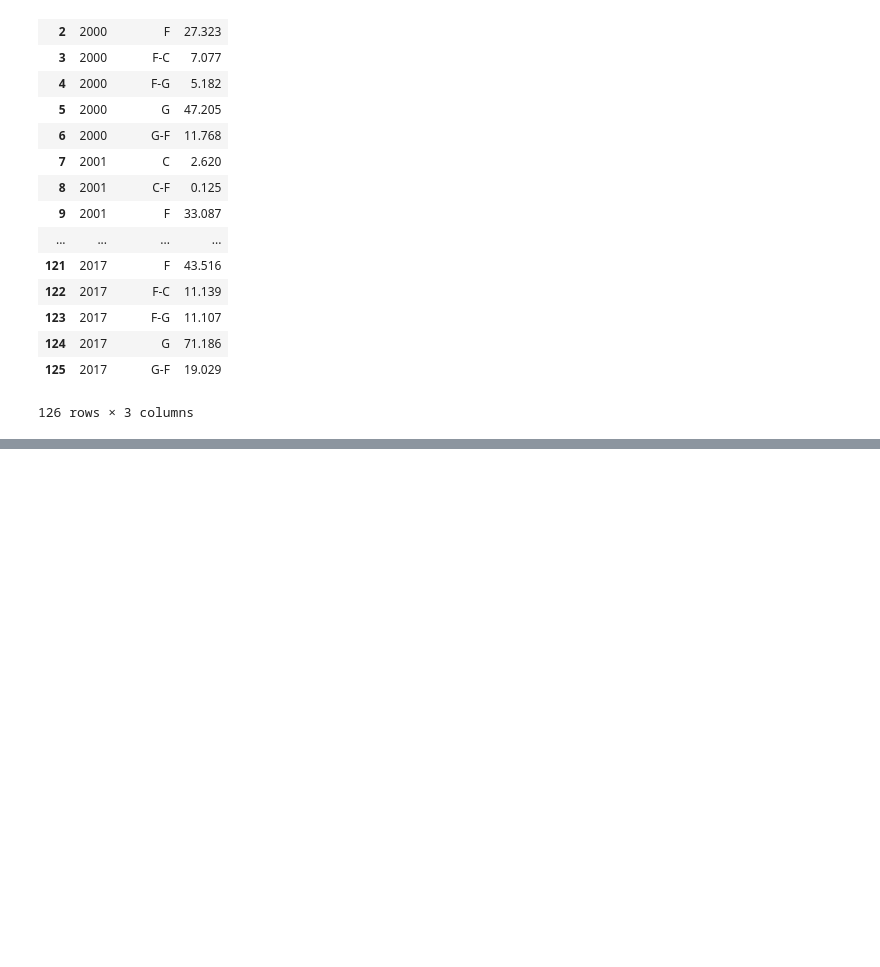
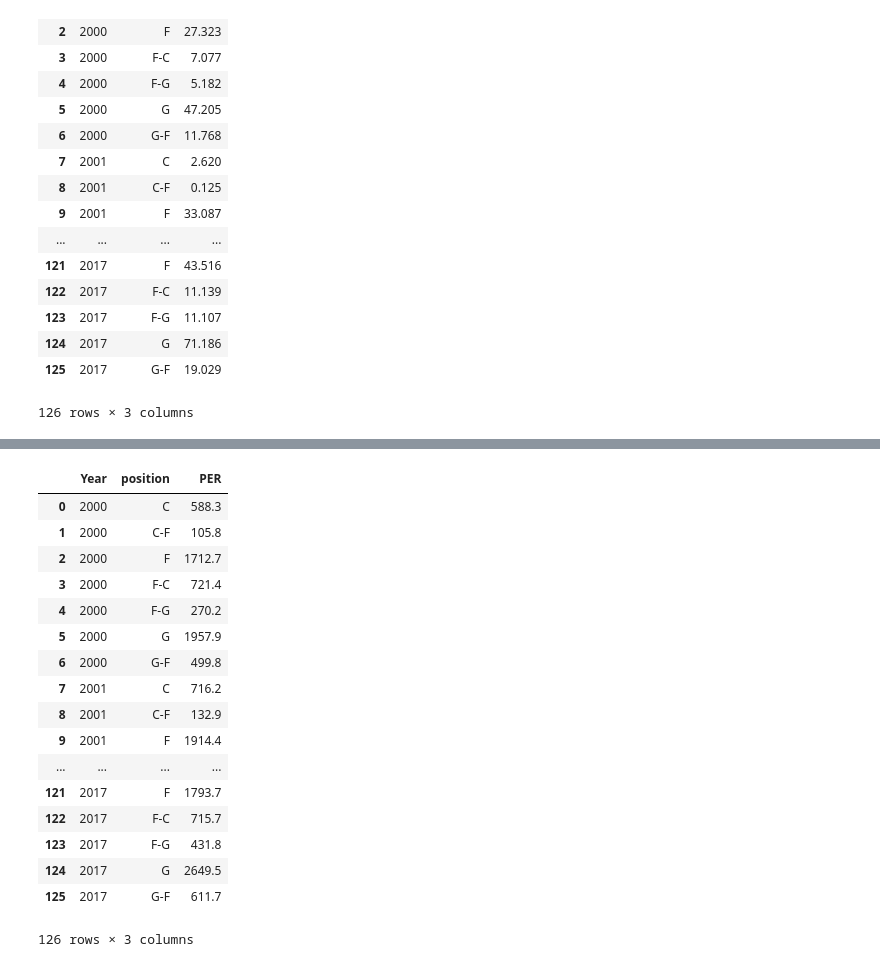
Before and after one commit to logan7734/Project1_repo, a Jupyter notebook: Logan_Main.ipynb, the cells around one changed output, grey strips where cells are left out. Saved outputs shown, nothing was run; the diff lists cells and outputs as text; code cells hidden in the pictures; blank space fills up the shorter version.

```diff
--- a/Logan_Main.ipynb
+++ b/Logan_Main.ipynb
@@ -674,0 +700,24 @@ three_per.reset_index()
+# %%
+#player efficency rating by position by year (sum)
+per = desired_years_df.groupby(["Year", "position"])
+pos_per = per["PER"].sum()
+pos_per.reset_index()
+# %% [output]
+|  | Year | position | PER |
+| 0 | 2000 | C | 588.3 |
+| 1 | 2000 | C-F | 105.8 |
+| 2 | 2000 | F | 1712.7 |
+| 3 | 2000 | F-C | 721.4 |
+| 4 | 2000 | F-G | 270.2 |
+| 5 | 2000 | G | 1957.9 |
+| 6 | 2000 | G-F | 499.8 |
+| 7 | 2001 | C | 716.2 |
+| 8 | 2001 | C-F | 132.9 |
+| 9 | 2001 | F | 1914.4 |
+| ... | ... | ... | ... |
+| 121 | 2017 | F | 1793.7 |
+| 122 | 2017 | F-C | 715.7 |
+| 123 | 2017 | F-G | 431.8 |
+| 124 | 2017 | G | 2649.5 |
+| 125 | 2017 | G-F | 611.7 |
+126 rows × 3 columns
```
Also changed, not shown: parts of 5 cells of this notebook.
